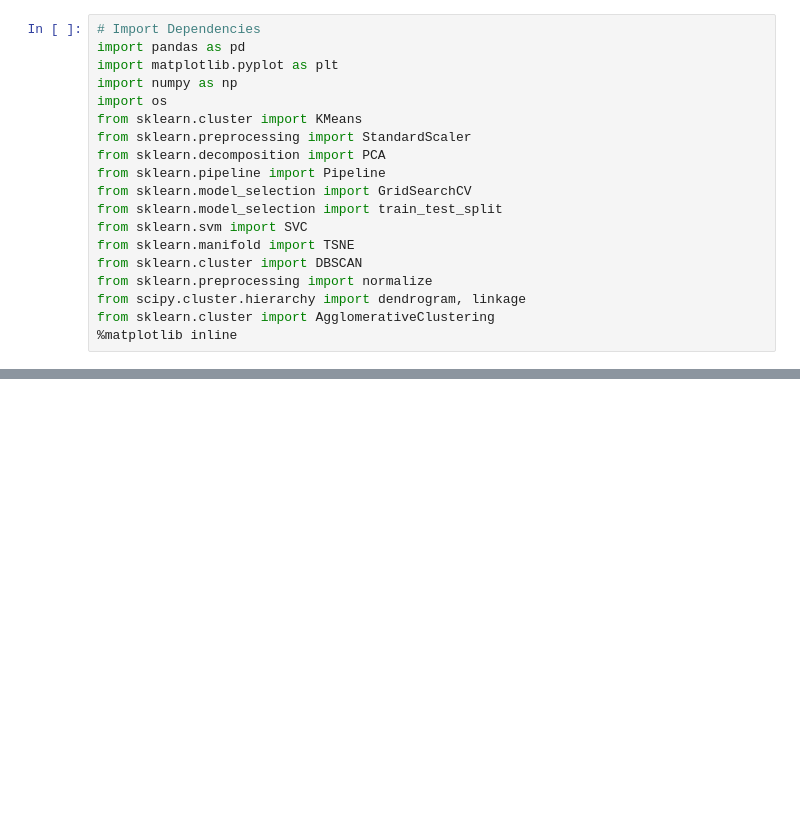
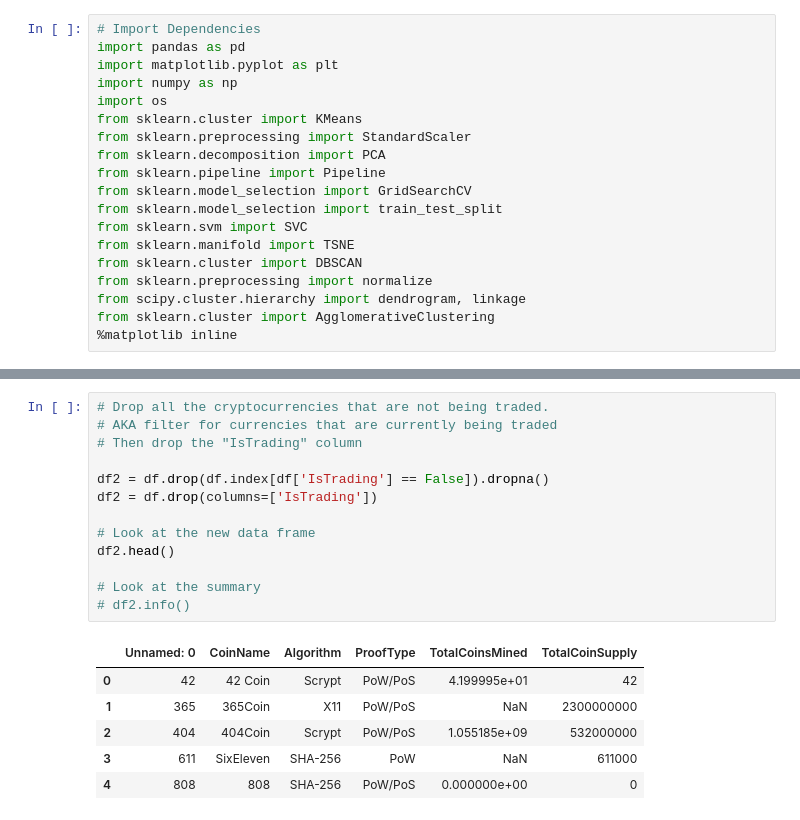
Before and after one commit to thisismstiffanyjones/Cryptocurrency-Clusters, a Jupyter notebook: Crypto.ipynb, the cells around one changed output, grey strips where cells are left out. Cells and saved outputs as stored; diff of their text form; blank space fills up the shorter version.

```diff
--- a/Crypto.ipynb
+++ b/Crypto.ipynb
@@ -26,0 +37,20 @@ FileNotFoundError: [Errno 2] No such file or directory: 'crypto_data.csv'
+# %%
+# Drop all the cryptocurrencies that are not being traded.
+# AKA filter for currencies that are currently being traded
+# Then drop the "IsTrading" column
+
+df2 = df.drop(df.index[df['IsTrading'] == False]).dropna()
+df2 = df.drop(columns=['IsTrading'])
+
+# Look at the new data frame
+df2.head()
+
+# Look at the summary
+# df2.info()
+# %% [output]
+|  | Unnamed: 0 | CoinName | Algorithm | ProofType | TotalCoinsMined | TotalCoinSupply |
+| 0 | 42 | 42 Coin | Scrypt | PoW/PoS | 4.199995e+01 | 42 |
+| 1 | 365 | 365Coin | X11 | PoW/PoS | NaN | 2300000000 |
+| 2 | 404 | 404Coin | Scrypt | PoW/PoS | 1.055185e+09 | 532000000 |
+| 3 | 611 | SixEleven | SHA-256 | PoW | NaN | 611000 |
+| 4 | 808 | 808 | SHA-256 | PoW/PoS | 0.000000e+00 | 0 |
```
Also changed, not shown: parts of 14 cells of this notebook.
